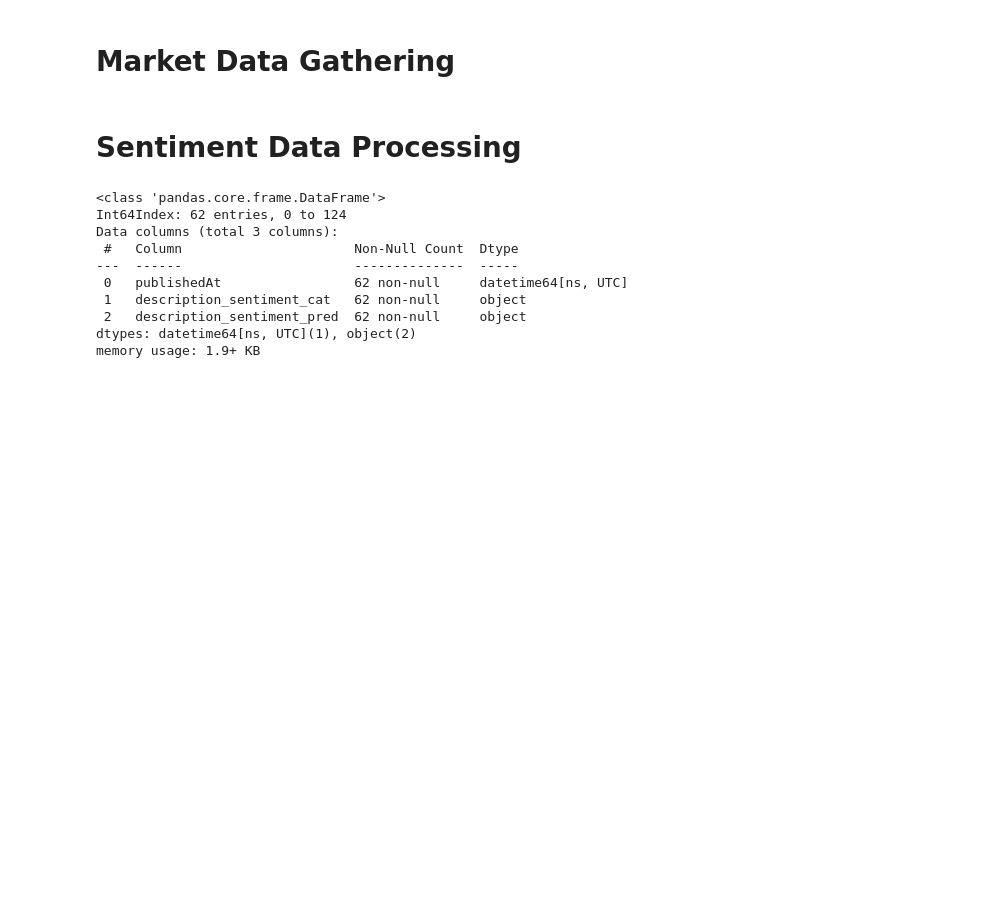
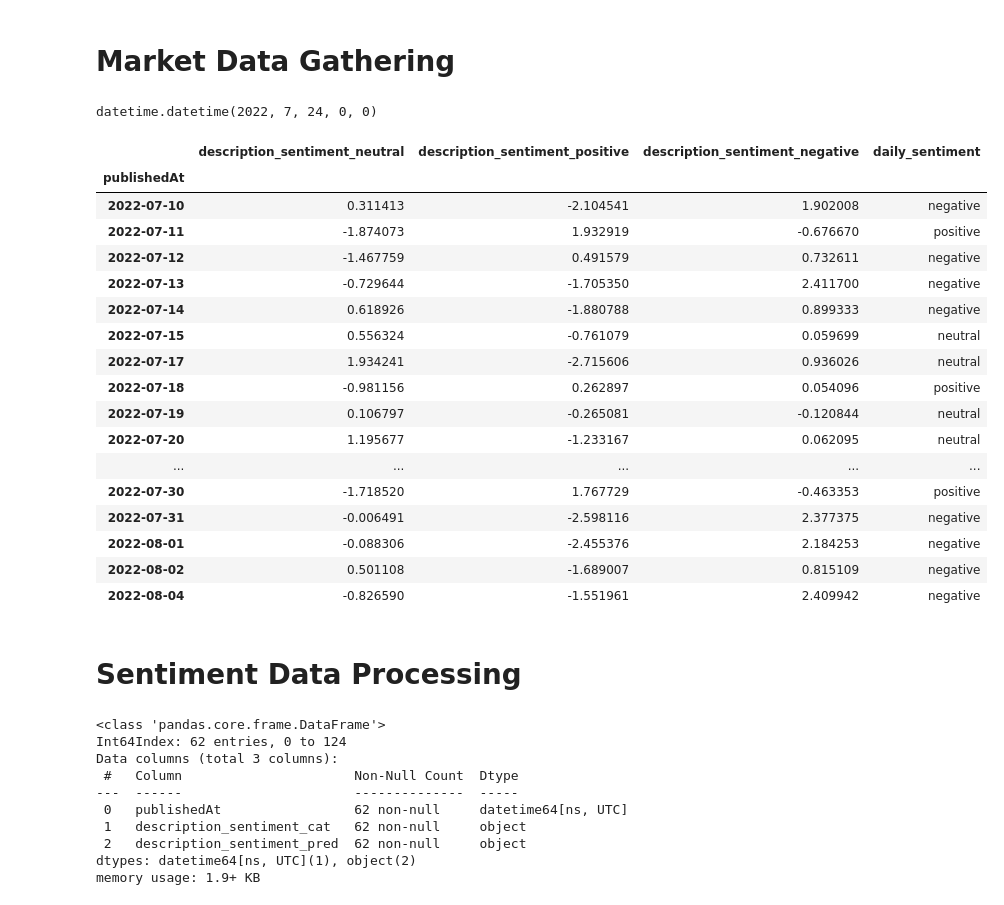
Before and after one commit to Velvox/lhl_capstone, a Jupyter notebook: sentiment_supervised.ipynb, the cells around one changed output. Drawn from its saved outputs; the diff is of its cells as text; code cells hidden in the pictures; blank space fills up the shorter version.

```diff
--- a/sentiment_supervised.ipynb
+++ b/sentiment_supervised.ipynb
@@ -36,14 +36,48 @@ import functions
 # Market Data Gathering
 # %%
 # Important dates
-start = dt.datetime(2017,8,6)
-end = dt.datetime(2022,8,6)
+start = dt.datetime(2022,7,24)
+end = dt.datetime(2022,8,10)
+# %%
+start
+# %% [output]
+datetime.datetime(2022, 7, 24, 0, 0)
 # %%
 # import data
 nflx = DataReader("NFLX",  "yahoo", start, end)
 gspc = DataReader("^GSPC", "yahoo", start, end)
-tweet_sentiment = pd.read_csv('data/tweets/classified/tweets_sentiment.csv', index_col=0)
-news_sentiment = pd.read_csv('data/news/classified/news_sentiment.csv', index_col=0)
+
+# sentiment data
+tweet_sentiment = pd.read_csv('data/tweets/classified/tweets_mean_sentiment.csv', index_col=0)
+news_sentiment = pd.read_csv('data/news/classified/news_mean_sentiment.csv', index_col=0)
+
+# turn dates to datetime
+tweet_sentiment.index = pd.to_datetime(tweet_sentiment.index)
+news_sentiment.index = pd.to_datetime(news_sentiment.index)
+
+# # cut data from sentiment to start and end dates
+# tweet_sentiment = tweet_sentiment[start:end]
+# news_sentiment = news_sentiment[start:end]
+news_sentiment
+# %% [output]
+|  | description_sentiment_neutral | description_sentiment_positive | description_sentiment_negative | daily_sentiment |
+| publishedAt |  |  |  |  |
+| 2022-07-10 | 0.311413 | -2.104541 | 1.902008 | negative |
+| 2022-07-11 | -1.874073 | 1.932919 | -0.676670 | positive |
+| 2022-07-12 | -1.467759 | 0.491579 | 0.732611 | negative |
+| 2022-07-13 | -0.729644 | -1.705350 | 2.411700 | negative |
+| 2022-07-14 | 0.618926 | -1.880788 | 0.899333 | negative |
+| 2022-07-15 | 0.556324 | -0.761079 | 0.059699 | neutral |
+| 2022-07-17 | 1.934241 | -2.715606 | 0.936026 | neutral |
+| 2022-07-18 | -0.981156 | 0.262897 | 0.054096 | positive |
+| 2022-07-19 | 0.106797 | -0.265081 | -0.120844 | neutral |
+| 2022-07-20 | 1.195677 | -1.233167 | 0.062095 | neutral |
+| ... | ... | ... | ... | ... |
+| 2022-07-30 | -1.718520 | 1.767729 | -0.463353 | positive |
+| 2022-07-31 | -0.006491 | -2.598116 | 2.377375 | negative |
+| 2022-08-01 | -0.088306 | -2.455376 | 2.184253 | negative |
+| 2022-08-02 | 0.501108 | -1.689007 | 0.815109 | negative |
+| 2022-08-04 | -0.826590 | -1.551961 | 2.409942 | negative |
 # %%
 # concatenate stock and market data
 features = functions.concatRename(nflx, 'nflx_', gspc, 'gspc_')
```
Also changed, not shown: parts of 2 cells of this notebook, 3 other files.
